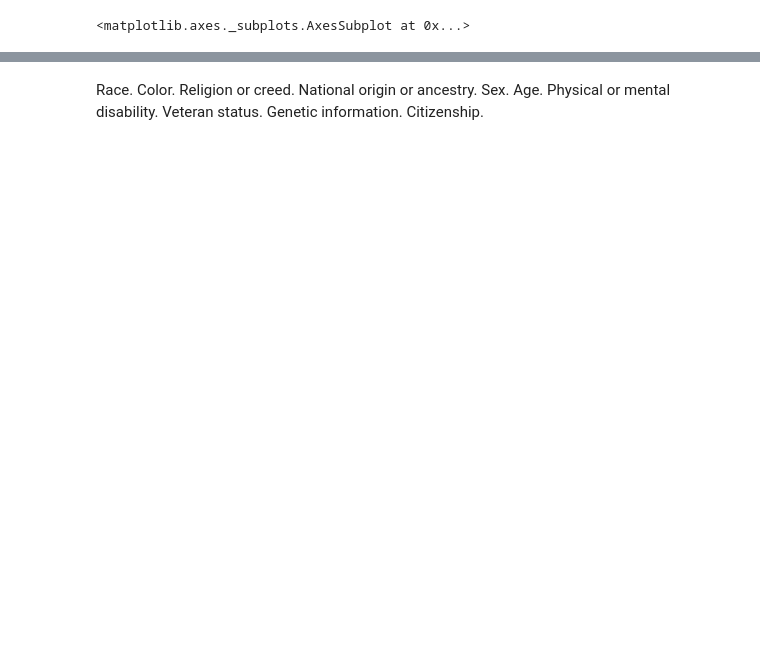
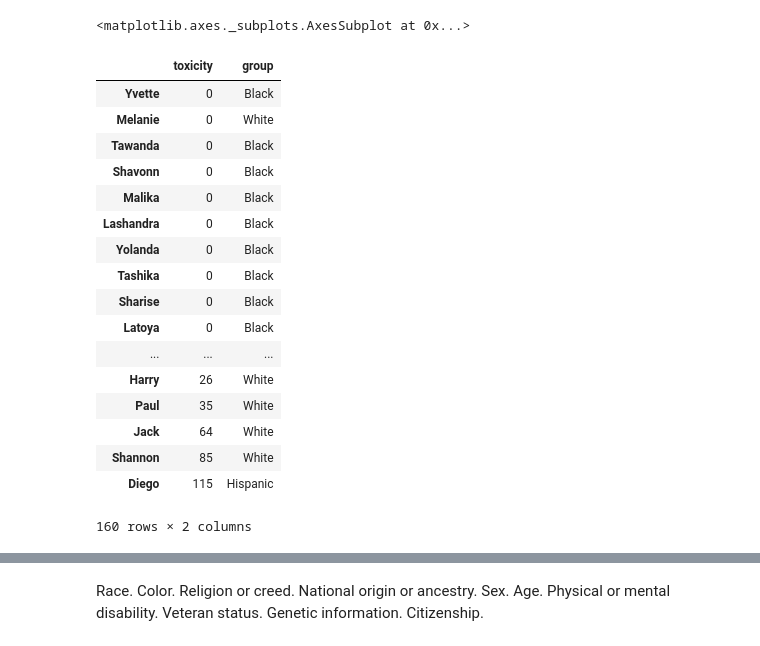
Before and after one commit to ChristopherSweeney/AIFairness, a Jupyter notebook: explore.ipynb, the cells around one changed output, grey strips where cells are left out. Cells and saved outputs as stored; diff of their text form; code cells hidden in the pictures; blank space fills up the shorter version.

```diff
--- a/explore.ipynb
+++ b/explore.ipynb
@@ -36,3 +47,44 @@ df.sum(numeric_only=True).plot("bar")
 [interactive output not drawn]
 [interactive output not drawn]
 <matplotlib.axes._subplots.AxesSubplot at 0x...>
+# %%
+a = df[df["toxic"]==1].comment_text.tolist()
+from collections import Counter
+import re
+
+counts = Counter()
+words = re.compile(r'\w+')
+
+for sentence in a:
+    counts.update(words.findall(sentence.lower()))
+# %%
+def name_toxicity_table_occurence():
+    frames = []
+    for group, name_list in sorted(NAMES_BY_ETHNICITY.items()):
+        toxicities = [counts[name.lower()] for name in name_list]
+        toxicity = pd.DataFrame({'toxicity': toxicities}, index=name_list)
+        toxicity['group'] = group
+        frames.append(toxicity)
+    return pd.concat(frames)
+name_occurence= name_toxicity_table_occurence()
+# %%
+name_occurence.sort_values(ascending=True,by="toxicity")
+# %% [output]
+|  | toxicity | group |
+| Yvette | 0 | Black |
+| Melanie | 0 | White |
+| Tawanda | 0 | Black |
+| Shavonn | 0 | Black |
+| Malika | 0 | Black |
+| Lashandra | 0 | Black |
+| Yolanda | 0 | Black |
+| Tashika | 0 | Black |
+| Sharise | 0 | Black |
+| Latoya | 0 | Black |
+| ... | ... | ... |
+| Harry | 26 | White |
+| Paul | 35 | White |
+| Jack | 64 | White |
+| Shannon | 85 | White |
+| Diego | 115 | Hispanic |
+160 rows × 2 columns
```
Also changed, not shown: parts of 37 cells of this notebook, 1 other file.
